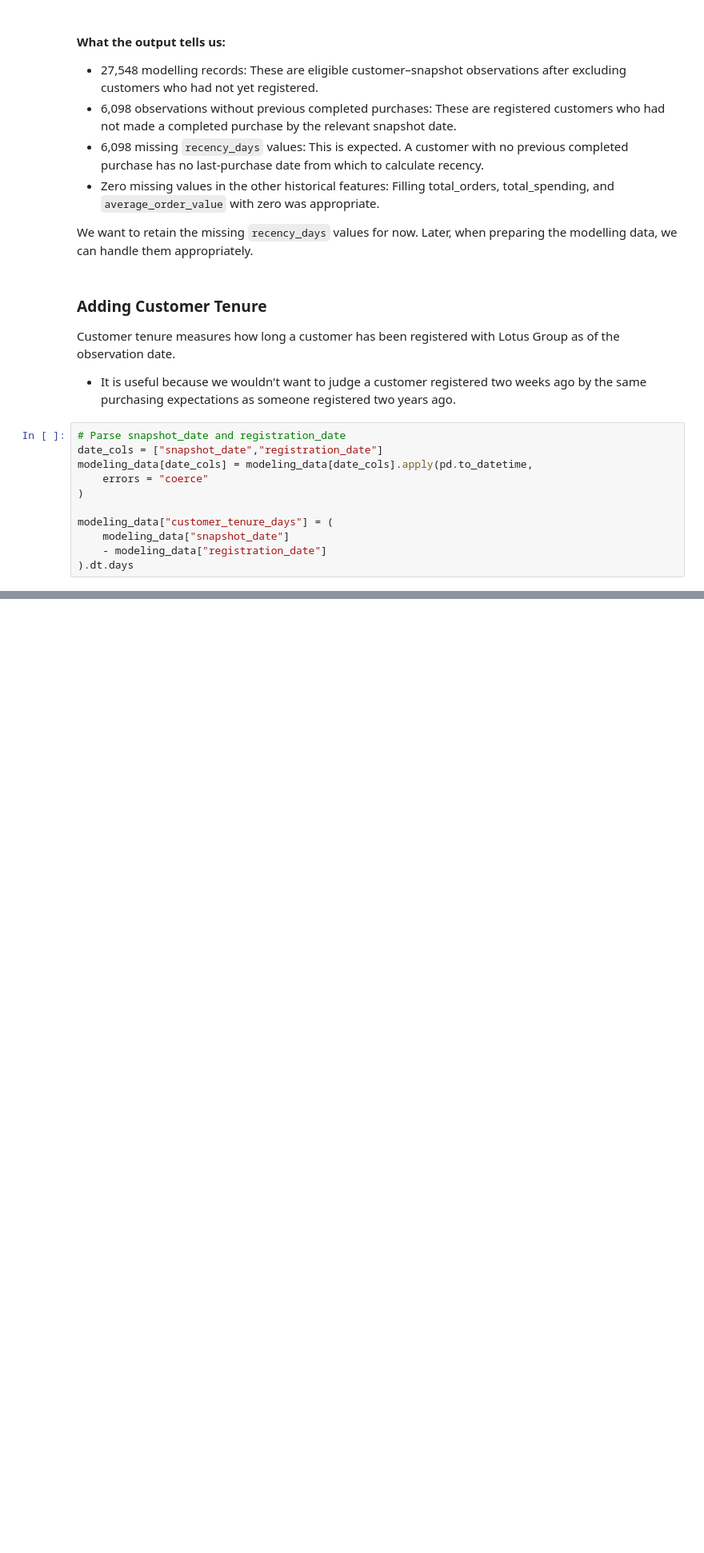
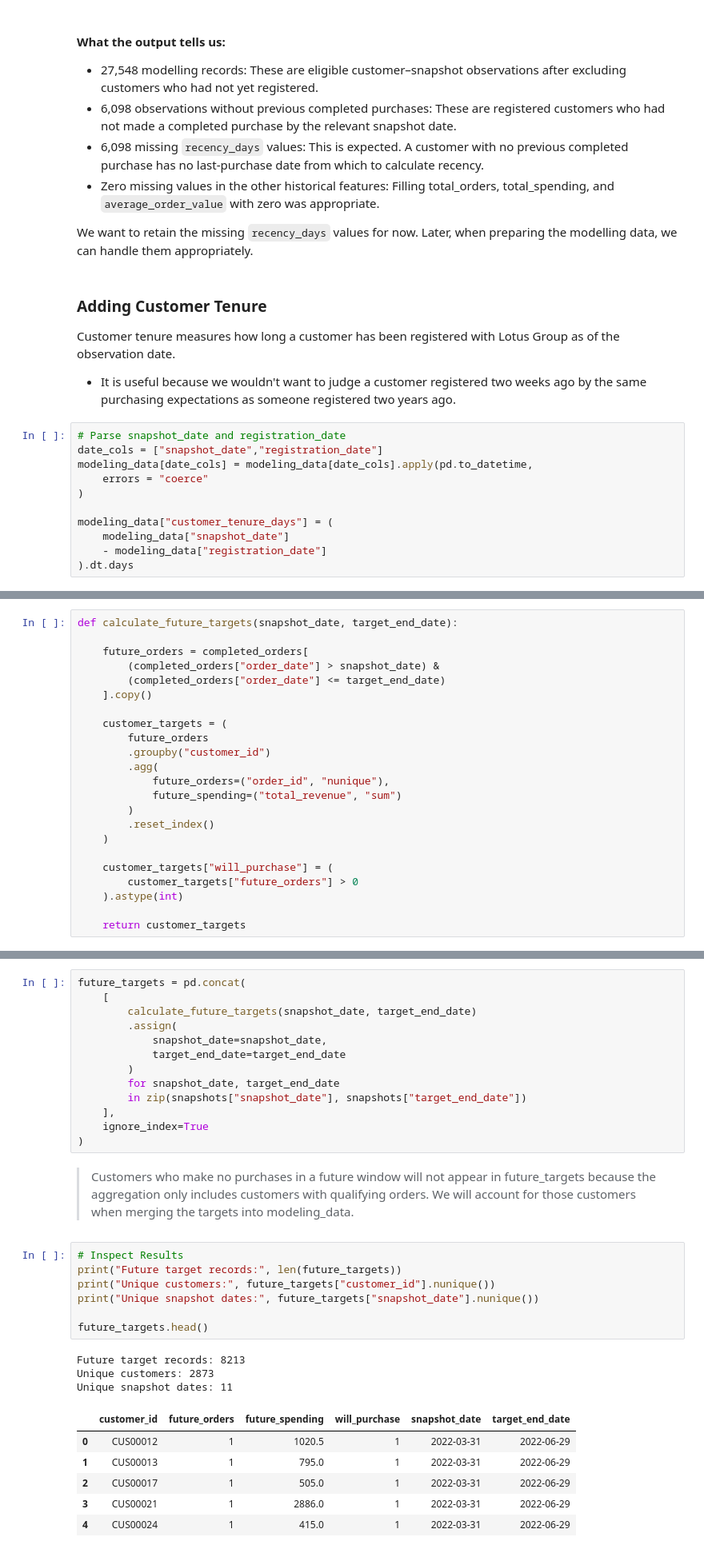
Before and after one commit to Vin-Okumu/lotus-group-customer-value-and-profitability, a Jupyter notebook: 03_Notebooks/04_feature_engineering.ipynb, the cells around one changed output, grey strips where cells are left out. Shown at 80% size. Drawn from its saved outputs; the diff is of its cells as text; blank space fills up the shorter version.

```diff
--- a/03_Notebooks/04_feature_engineering.ipynb
+++ b/03_Notebooks/04_feature_engineering.ipynb
@@ -386,0 +532,23 @@ modeling_data["customer_tenure_days"] = (
+# %%
+def calculate_future_targets(snapshot_date, target_end_date):
+
+    future_orders = completed_orders[
+        (completed_orders["order_date"] > snapshot_date) &
+        (completed_orders["order_date"] <= target_end_date)
+    ].copy()
+
+    customer_targets = (
+        future_orders
+        .groupby("customer_id")
+        .agg(
+            future_orders=("order_id", "nunique"),
+            future_spending=("total_revenue", "sum")
+        )
+        .reset_index()
+    )
+
+    customer_targets["will_purchase"] = (
+        customer_targets["future_orders"] > 0
+    ).astype(int)
+
+    return customer_targets
@@ -386,0 +562,32 @@ modeling_data["customer_tenure_days"] = (
+# %%
+future_targets = pd.concat(
+    [
+        calculate_future_targets(snapshot_date, target_end_date)
+        .assign(
+            snapshot_date=snapshot_date,
+            target_end_date=target_end_date
+        )
+        for snapshot_date, target_end_date
+        in zip(snapshots["snapshot_date"], snapshots["target_end_date"])
+    ],
+    ignore_index=True
+)
+# %% [markdown]
+> Customers who make no purchases in a future window will not appear in future_targets because the aggregation only includes customers with qualifying orders. We will account for those customers when merging the targets into modeling_data.
+# %%
+# Inspect Results
+print("Future target records:", len(future_targets))
+print("Unique customers:", future_targets["customer_id"].nunique())
+print("Unique snapshot dates:", future_targets["snapshot_date"].nunique())
+
+future_targets.head()
+# %% [output]
+Future target records: 8213
+Unique customers: 2873
+Unique snapshot dates: 11
+|  | customer_id | future_orders | future_spending | will_purchase | snapshot_date | target_end_date |
+| 0 | CUS00012 | 1 | 1020.5 | 1 | 2022-03-31 | 2022-06-29 |
+| 1 | CUS00013 | 1 | 795.0 | 1 | 2022-03-31 | 2022-06-29 |
+| 2 | CUS00017 | 1 | 505.0 | 1 | 2022-03-31 | 2022-06-29 |
+| 3 | CUS00021 | 1 | 2886.0 | 1 | 2022-03-31 | 2022-06-29 |
+| 4 | CUS00024 | 1 | 415.0 | 1 | 2022-03-31 | 2022-06-29 |
```
Also changed, not shown: parts of 24 cells of this notebook.
